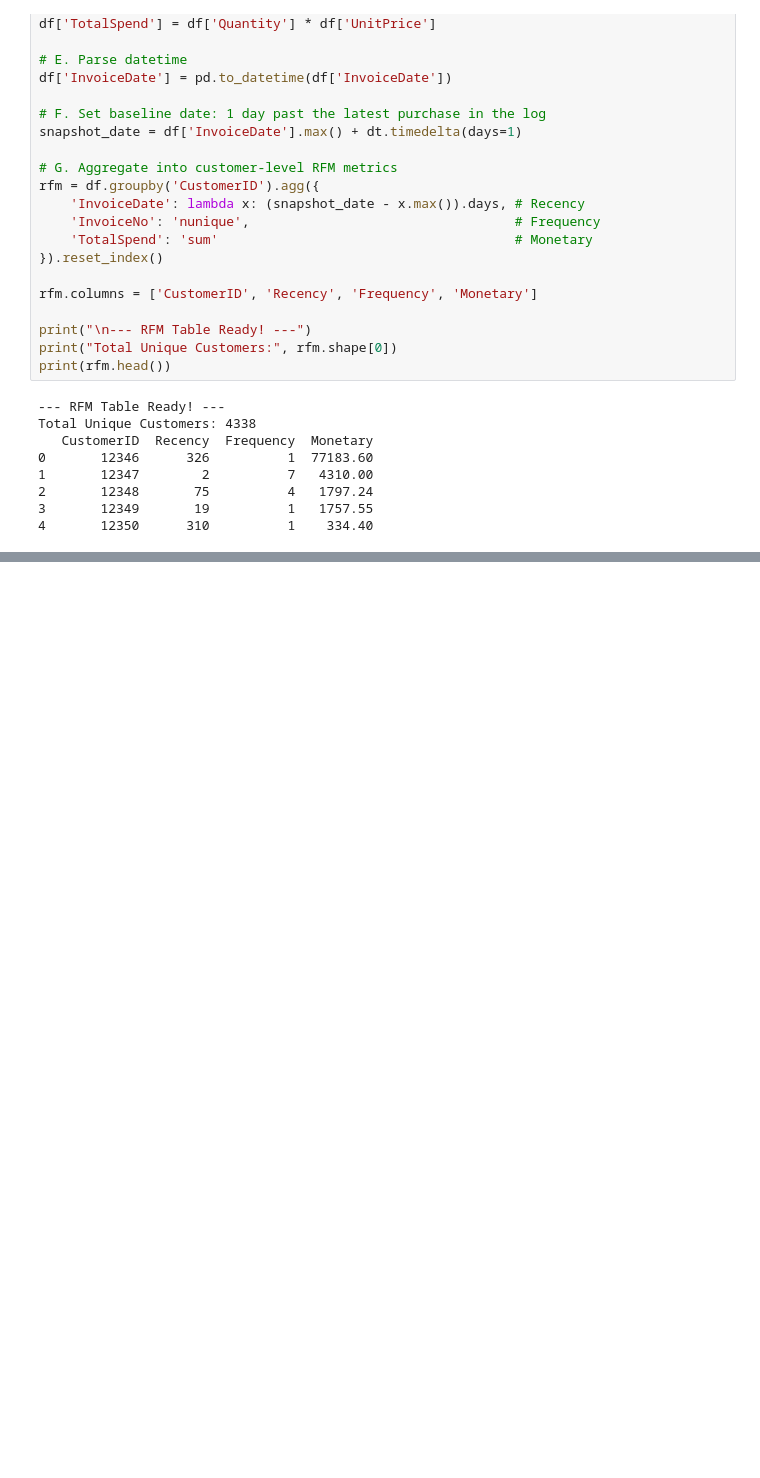
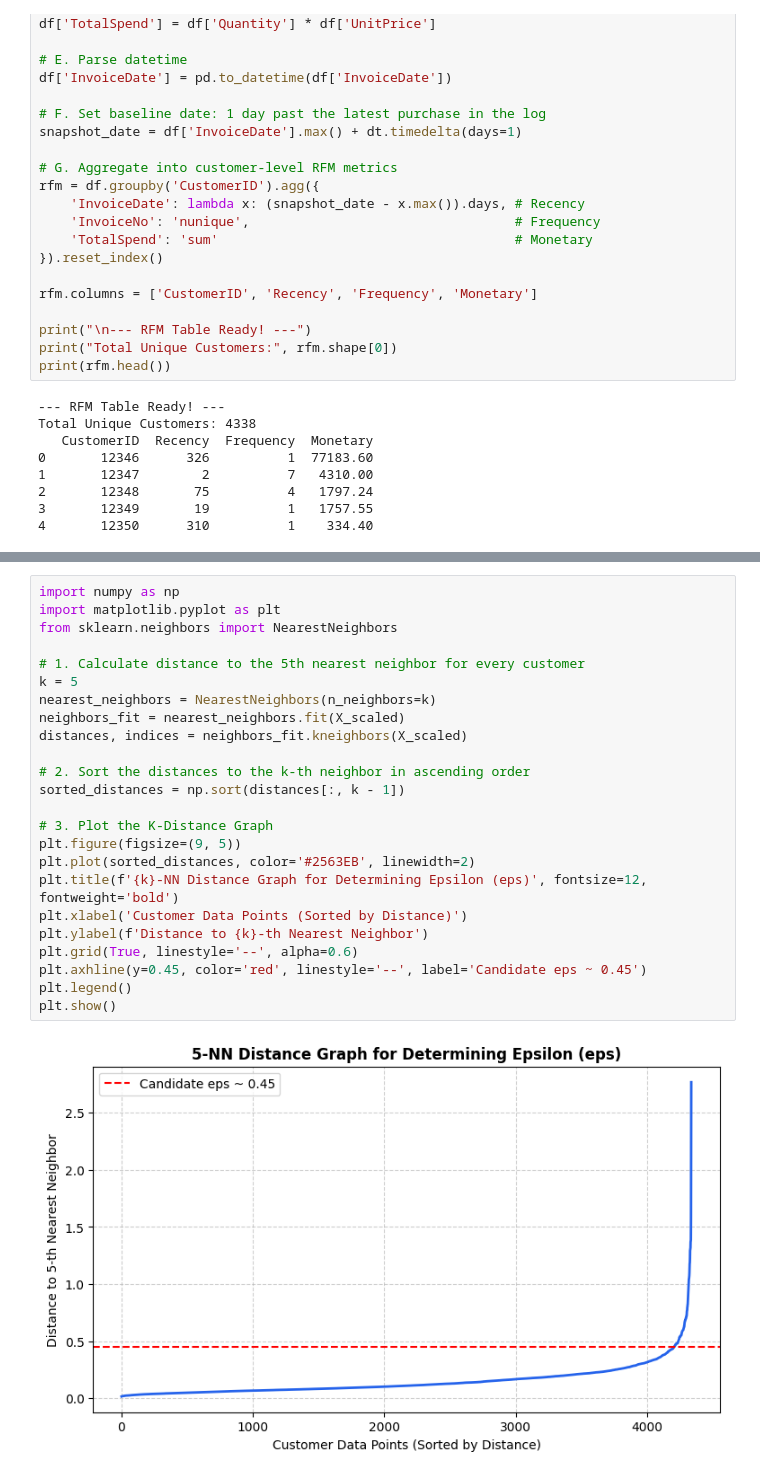
Before and after one commit to too-baa/e-commerce-customer-segmentation, a Jupyter notebook: CaseStudy4.ipynb, the cells around one changed output, grey strips where cells are left out. Cells and saved outputs as stored; diff of their text form; blank space fills up the shorter version.

```diff
--- a/CaseStudy4.ipynb
+++ b/CaseStudy4.ipynb
@@ -79,0 +245,26 @@ Total Unique Customers: 4338
+# %%
+import numpy as np
+import matplotlib.pyplot as plt
+from sklearn.neighbors import NearestNeighbors
+
+# 1. Calculate distance to the 5th nearest neighbor for every customer
+k = 5
+nearest_neighbors = NearestNeighbors(n_neighbors=k)
+neighbors_fit = nearest_neighbors.fit(X_scaled)
+distances, indices = neighbors_fit.kneighbors(X_scaled)
+
+# 2. Sort the distances to the k-th neighbor in ascending order
+sorted_distances = np.sort(distances[:, k - 1])
+
+# 3. Plot the K-Distance Graph
+plt.figure(figsize=(9, 5))
+plt.plot(sorted_distances, color='#2563EB', linewidth=2)
+plt.title(f'{k}-NN Distance Graph for Determining Epsilon (eps)', fontsize=12, fontweight='bold')
+plt.xlabel('Customer Data Points (Sorted by Distance)')
+plt.ylabel(f'Distance to {k}-th Nearest Neighbor')
+plt.grid(True, linestyle='--', alpha=0.6)
+plt.axhline(y=0.45, color='red', linestyle='--', label='Candidate eps ~ 0.45')
+plt.legend()
+plt.show()
+# %% [output]
+[figure, added]
```
Also changed, not shown: parts of 10 cells of this notebook.
